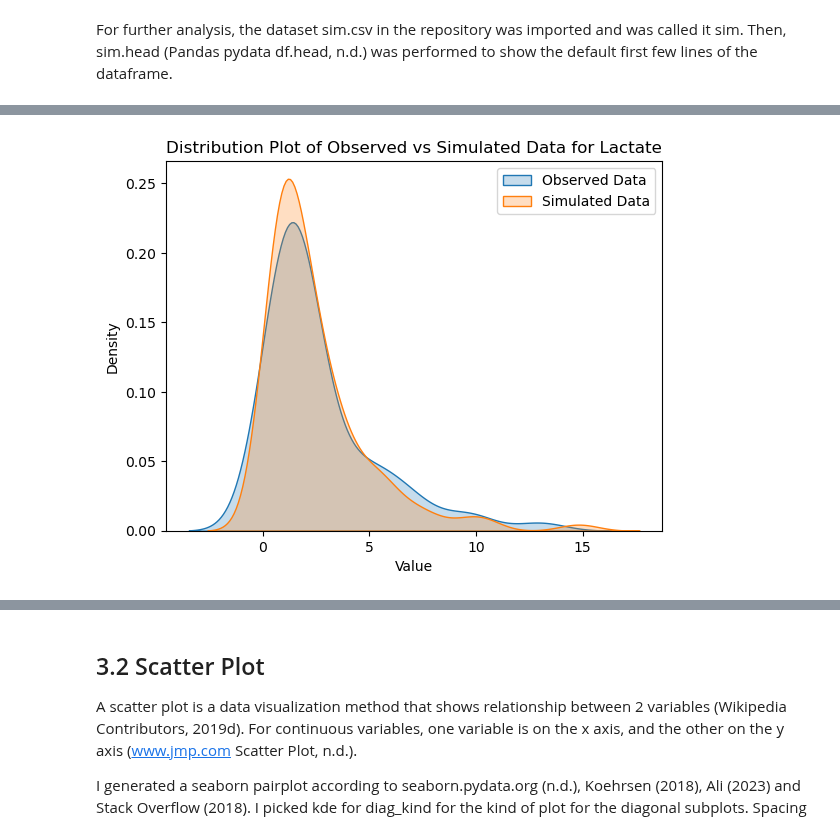
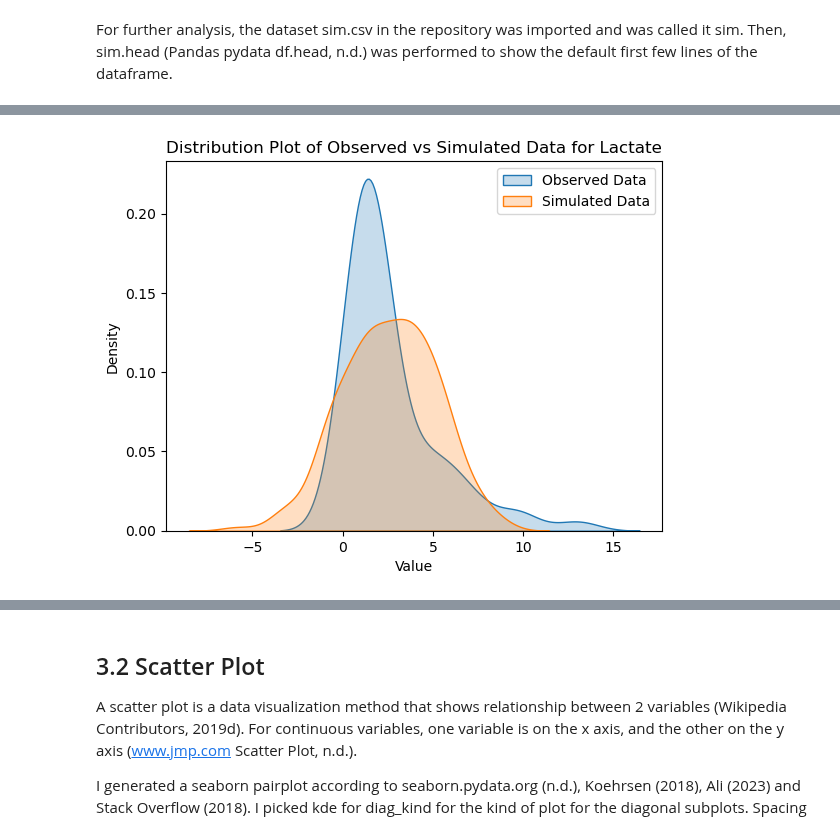
Before and after one commit to nurbujang/1progdaw23, a Jupyter notebook: project1.ipynb, the cells around one changed output, grey strips where cells are left out. Cells and saved outputs as stored; diff of their text form; code cells hidden in the pictures.

```diff
--- a/project1.ipynb
+++ b/project1.ipynb
@@ -694,17 +694,17 @@ plt.show()
 # %%
 # for lactate:
 
 sns.kdeplot(df['lactate'], label='Observed Data', shade=True)
-sns.kdeplot(sim['lactategx'], label='Simulated Data', shade=True)
+sns.kdeplot(sim['lactaten'], label='Simulated Data', shade=True)
 
 plt.xlabel('Value')
 plt.ylabel('Density')
 plt.title('Distribution Plot of Observed vs Simulated Data for Lactate')
 
 plt.legend()
 plt.show()
 # %% [output]
-[figure, old version]
+[figure, new version]
 # %%
 # for final viable cell density (fvcd):
 
```
Also changed, not shown: parts of 39 cells of this notebook, 1 other file.
